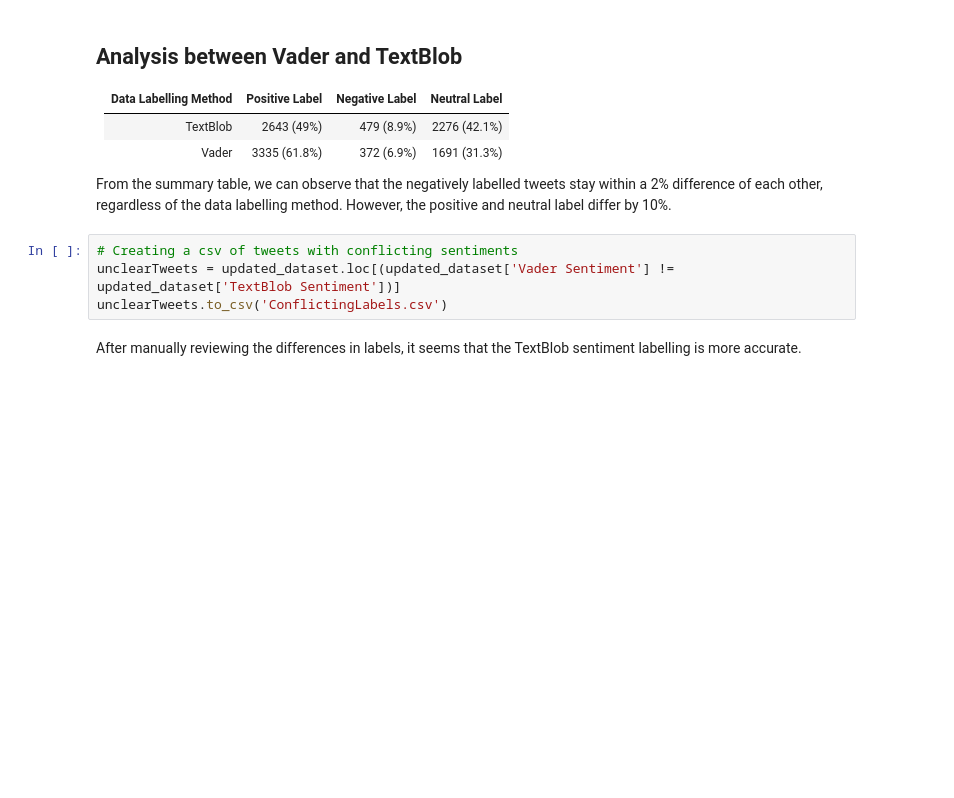
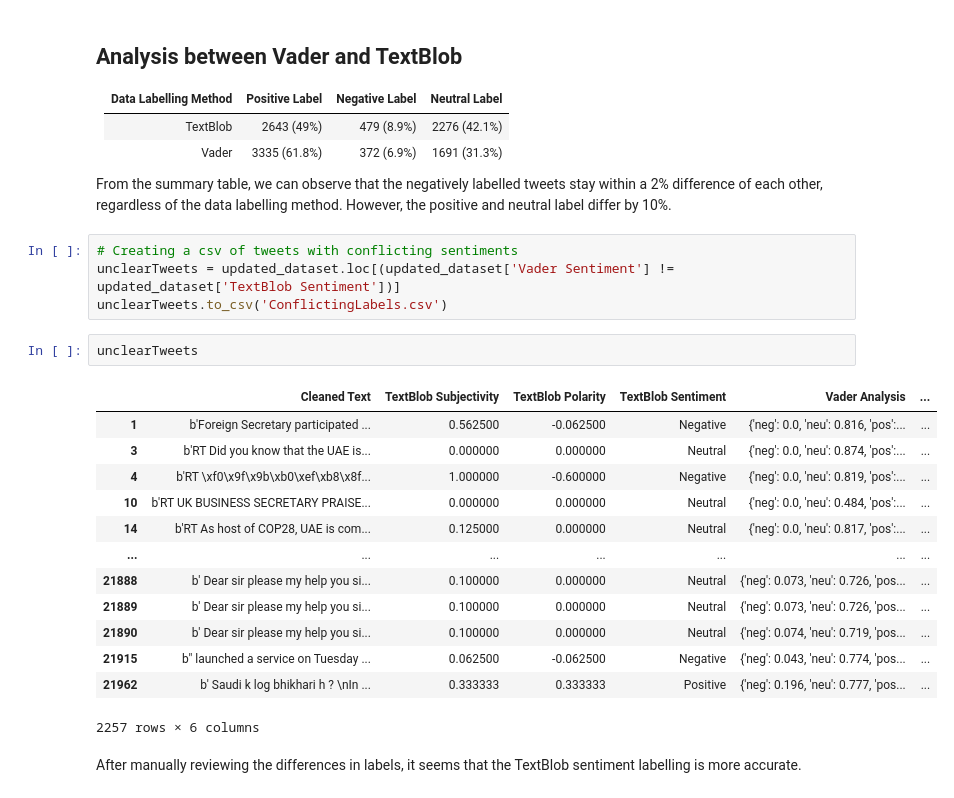
Before and after one commit to psychoanalyzing-twitter/sentiment-analysis, a Jupyter notebook: cw-1.ipynb, the cells around one changed output. Cells and saved outputs as stored; diff of their text form; blank space fills up the shorter version.

```diff
--- a/cw-1.ipynb
+++ b/cw-1.ipynb
@@ -349,6 +348,22 @@ From the summary table, we can observe that the negatively labelled tweets stay
 # Creating a csv of tweets with conflicting sentiments
 unclearTweets = updated_dataset.loc[(updated_dataset['Vader Sentiment'] != updated_dataset['TextBlob Sentiment'])]
 unclearTweets.to_csv('ConflictingLabels.csv')
+# %%
+unclearTweets
+# %% [output]
+|  | Cleaned Text | TextBlob Subjectivity | TextBlob Polarity | TextBlob Sentiment | Vader Analysis | ... |
+| 1 | b'Foreign Secretary participated ... | 0.562500 | -0.062500 | Negative | {'neg': 0.0, 'neu': 0.816, 'pos':... | ... |
+| 3 | b'RT Did you know that the UAE is... | 0.000000 | 0.000000 | Neutral | {'neg': 0.0, 'neu': 0.874, 'pos':... | ... |
+| 4 | b'RT \xf0\x9f\x9b\xb0\xef\xb8\x8f... | 1.000000 | -0.600000 | Negative | {'neg': 0.0, 'neu': 0.819, 'pos':... | ... |
+| 10 | b'RT UK BUSINESS SECRETARY PRAISE... | 0.000000 | 0.000000 | Neutral | {'neg': 0.0, 'neu': 0.484, 'pos':... | ... |
+| 14 | b'RT As host of COP28, UAE is com... | 0.125000 | 0.000000 | Neutral | {'neg': 0.0, 'neu': 0.817, 'pos':... | ... |
+| ... | ... | ... | ... | ... | ... | ... |
+| 21888 | b' Dear sir please my help you si... | 0.100000 | 0.000000 | Neutral | {'neg': 0.073, 'neu': 0.726, 'pos... | ... |
+| 21889 | b' Dear sir please my help you si... | 0.100000 | 0.000000 | Neutral | {'neg': 0.073, 'neu': 0.726, 'pos... | ... |
+| 21890 | b' Dear sir please my help you si... | 0.100000 | 0.000000 | Neutral | {'neg': 0.074, 'neu': 0.719, 'pos... | ... |
+| 21915 | b" launched a service on Tuesday ... | 0.062500 | -0.062500 | Negative | {'neg': 0.043, 'neu': 0.774, 'pos... | ... |
+| 21962 | b' Saudi k log bhikhari h ? \nIn ... | 0.333333 | 0.333333 | Positive | {'neg': 0.196, 'neu': 0.777, 'pos... | ... |
+2257 rows × 6 columns
 # %% [markdown]
 After manually reviewing the differences in labels, it seems that the TextBlob sentiment labelling is more accurate.
 # %% [markdown]
```
Also changed, not shown: parts of 10 cells of this notebook.
